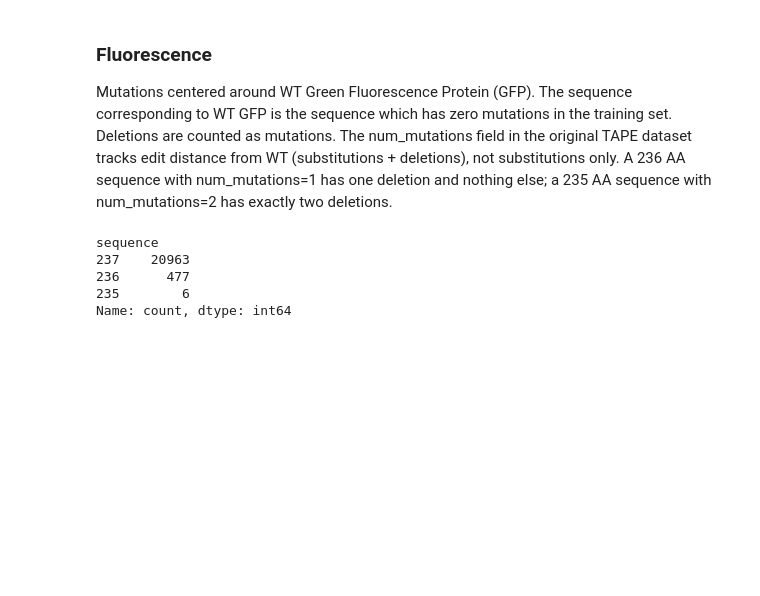
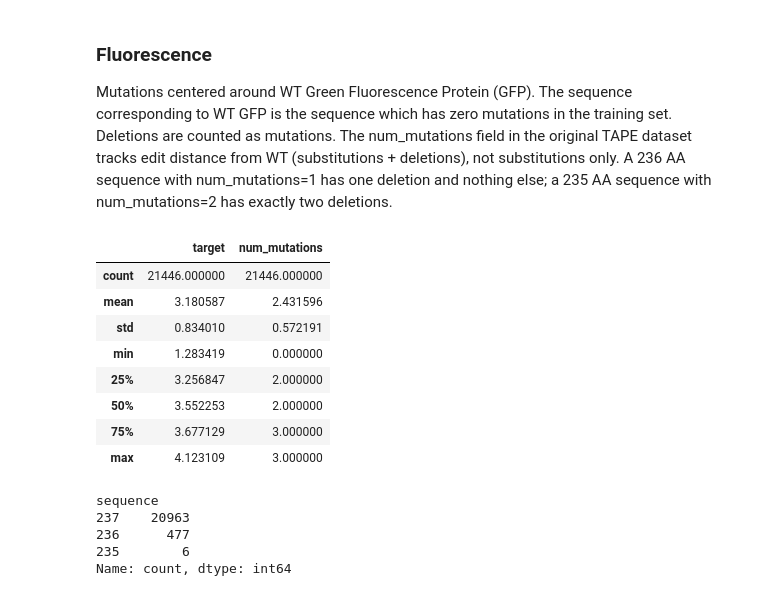
Before and after one commit to dylanell/protein-benchmark-models, a Jupyter notebook: notebooks/0.tape_eda.ipynb, the cells around one changed output. Saved outputs shown, nothing was run; the diff lists cells and outputs as text; code cells hidden in the pictures; blank space fills up the shorter version.

```diff
--- a/notebooks/0.tape_eda.ipynb
+++ b/notebooks/0.tape_eda.ipynb
@@ -8,6 +9,18 @@ import pandas as pd
 Mutations centered around WT Green Fluorescence Protein (GFP). The sequence corresponding to WT GFP is the sequence which has zero mutations in the training set. Deletions are counted as mutations. The num_mutations field in the original TAPE dataset tracks edit distance from WT (substitutions + deletions), not substitutions only. A 236 AA sequence with num_mutations=1 has one deletion and nothing else; a 235 AA sequence with num_mutations=2 has exactly two deletions.
 # %%
 train_df = pd.read_csv(".data/fluorescence/train.csv")
+# %%
+train_df.describe()
+# %% [output]
+|  | target | num_mutations |
+| count | 21446.000000 | 21446.000000 |
+| mean | 3.180587 | 2.431596 |
+| std | 0.834010 | 0.572191 |
+| min | 1.283419 | 0.000000 |
+| 25% | 3.256847 | 2.000000 |
+| 50% | 3.552253 | 2.000000 |
+| 75% | 3.677129 | 3.000000 |
+| max | 4.123109 | 3.000000 |
 # %%
 train_df["sequence"].map(lambda x: len(x)).value_counts()
 # %% [output]
```
Also changed, not shown: parts of 5 cells of this notebook, 5 other files.
